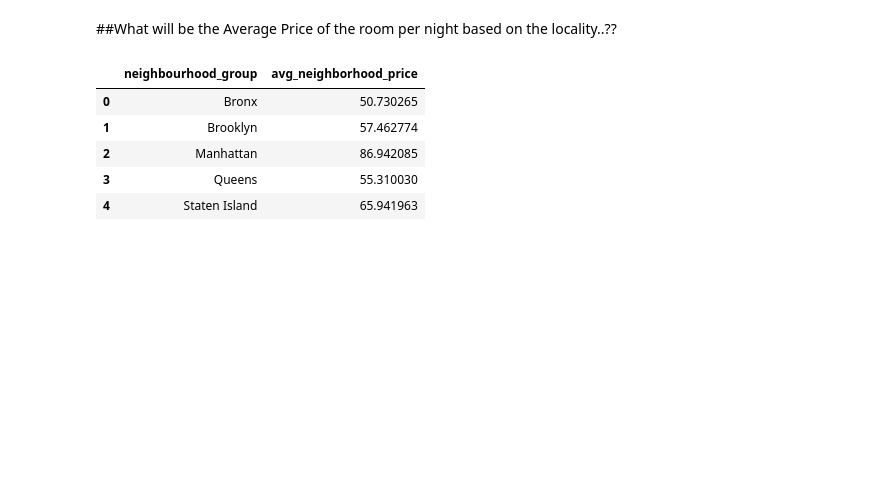
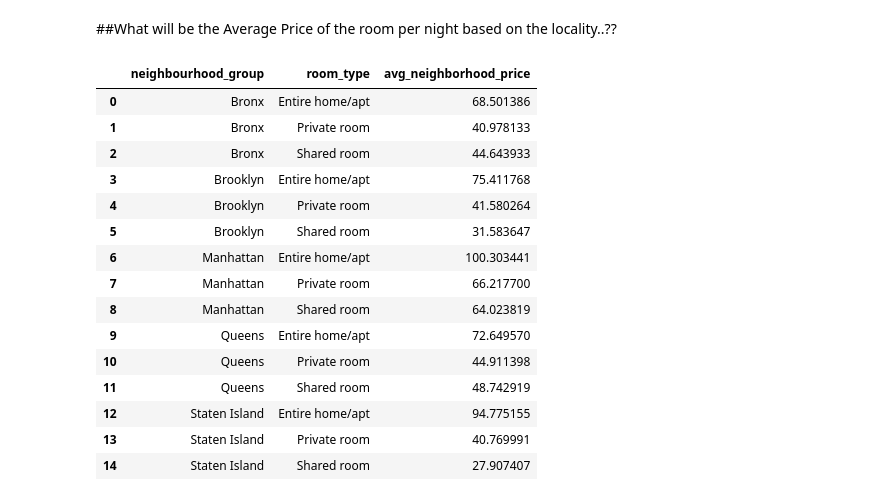
Before and after one commit to jobless09/airbnb_EDA_Project, a Jupyter notebook: Airbnb_Bookings_Analysis_Capstone_Project.ipynb, the cells around one changed output. Cells and saved outputs as stored; diff of their text form; code cells hidden in the pictures; blank space fills up the shorter version.

```diff
--- a/Airbnb_Bookings_Analysis_Capstone_Project.ipynb
+++ b/Airbnb_Bookings_Analysis_Capstone_Project.ipynb
@@ -402,13 +370,23 @@ df.head(5)
 # %% [markdown]
 ##What will be the Average Price of the room per night based on the locality..??
 # %%
-avg_price_per_night= df.groupby('neighbourhood_group')['price_per_night'].mean().reset_index()
+avg_price_per_night= df.groupby(['neighbourhood_group','room_type'])['price_per_night'].mean().reset_index()
 avg_price_per_night.rename(columns={'price_per_night': 'avg_neighborhood_price'}, inplace=True)
 avg_price_per_night
 # %% [output]
-|  | neighbourhood_group | avg_neighborhood_price |
-| 0 | Bronx | 50.730265 |
-| 1 | Brooklyn | 57.462774 |
-| 2 | Manhattan | 86.942085 |
-| 3 | Queens | 55.310030 |
-| 4 | Staten Island | 65.941963 |
+|  | neighbourhood_group | room_type | avg_neighborhood_price |
+| 0 | Bronx | Entire home/apt | 68.501386 |
+| 1 | Bronx | Private room | 40.978133 |
+| 2 | Bronx | Shared room | 44.643933 |
+| 3 | Brooklyn | Entire home/apt | 75.411768 |
+| 4 | Brooklyn | Private room | 41.580264 |
+| 5 | Brooklyn | Shared room | 31.583647 |
+| 6 | Manhattan | Entire home/apt | 100.303441 |
+| 7 | Manhattan | Private room | 66.217700 |
+| 8 | Manhattan | Shared room | 64.023819 |
+| 9 | Queens | Entire home/apt | 72.649570 |
+| 10 | Queens | Private room | 44.911398 |
+| 11 | Queens | Shared room | 48.742919 |
+| 12 | Staten Island | Entire home/apt | 94.775155 |
+| 13 | Staten Island | Private room | 40.769991 |
+| 14 | Staten Island | Shared room | 27.907407 |
```
Also changed, not shown: parts of 30 cells of this notebook.
